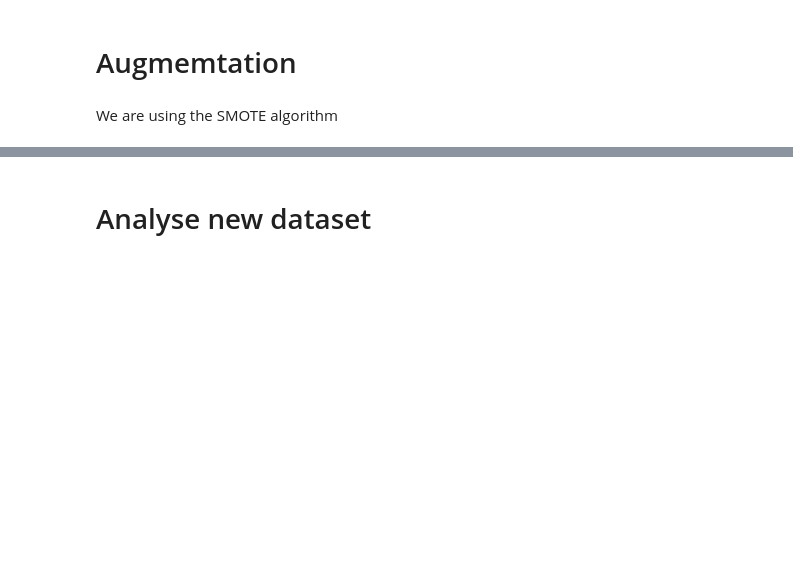
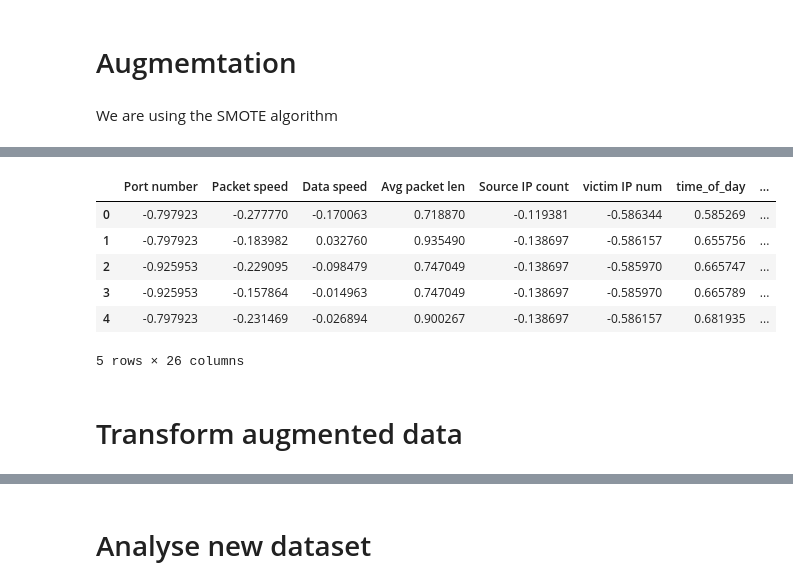
Before and after one commit to LordLokator/ADAML_24, a Jupyter notebook: notebooks/data_augmentation.ipynb, the cells around one changed output, grey strips where cells are left out. Cells and saved outputs as stored; diff of their text form; code cells hidden in the pictures; blank space fills up the shorter version.

```diff
--- a/notebooks/data_augmentation.ipynb
+++ b/notebooks/data_augmentation.ipynb
@@ -384,0 +332,10 @@ final_synthetic_df.to_csv('../data/all_vectors.csv', index = False)
+# %%
+df_scaled.head()
+# %% [output]
+|  | Port number | Packet speed | Data speed | Avg packet len | Source IP count | victim IP num | time_of_day | ... |
+| 0 | -0.797923 | -0.277770 | -0.170063 | 0.718870 | -0.119381 | -0.586344 | 0.585269 | ... |
+| 1 | -0.797923 | -0.183982 | 0.032760 | 0.935490 | -0.138697 | -0.586157 | 0.655756 | ... |
+| 2 | -0.925953 | -0.229095 | -0.098479 | 0.747049 | -0.138697 | -0.585970 | 0.665747 | ... |
+| 3 | -0.925953 | -0.157864 | -0.014963 | 0.747049 | -0.138697 | -0.585970 | 0.665789 | ... |
+| 4 | -0.797923 | -0.231469 | -0.026894 | 0.900267 | -0.138697 | -0.586157 | 0.681935 | ... |
+5 rows × 26 columns
@@ -384,0 +346,2 @@ final_synthetic_df.to_csv('../data/all_vectors.csv', index = False)
+# %% [markdown]
+# Transform augmented data
```
Also changed, not shown: parts of 67 cells of this notebook, 14 other files.
